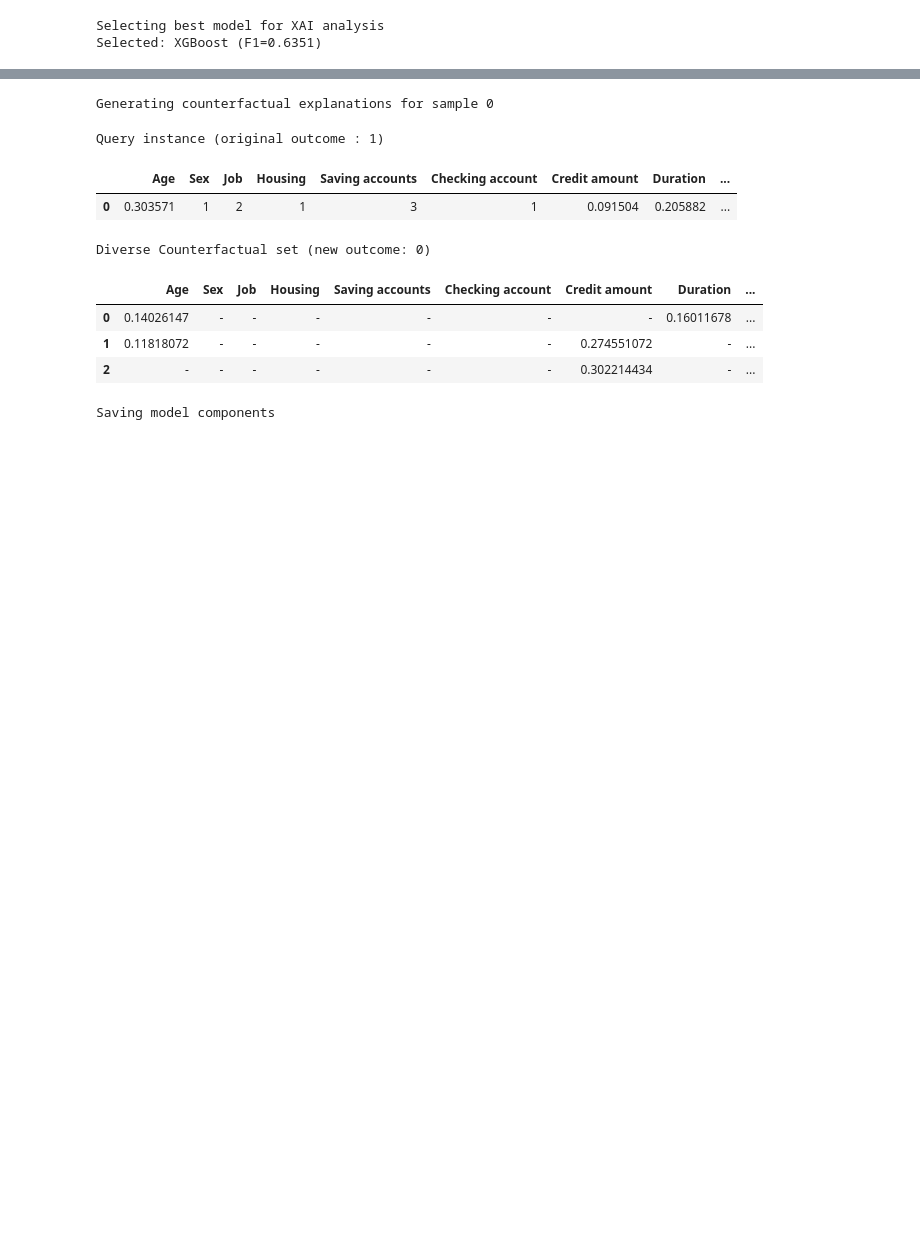
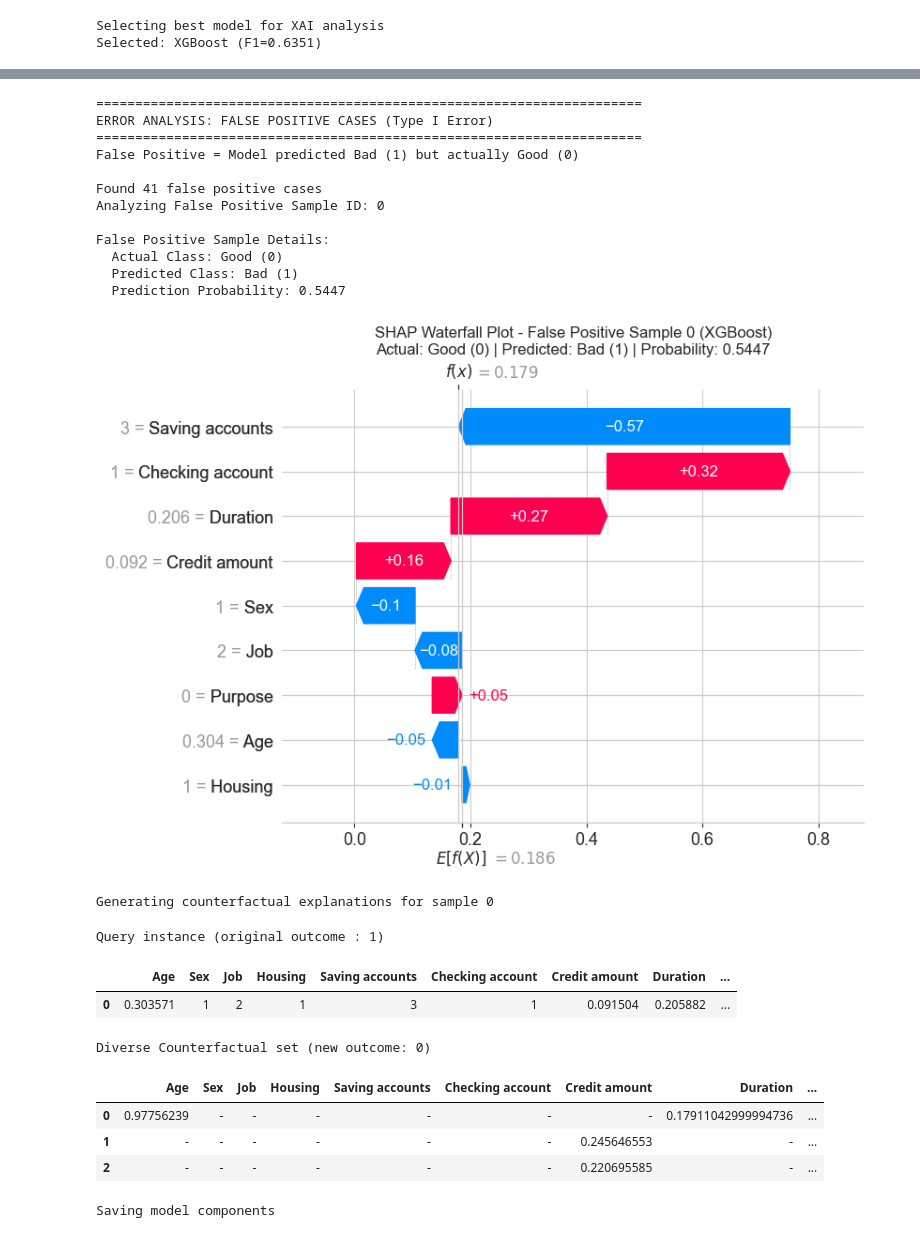
Before and after one commit to JianHengHin0831/alternative-assessment, a Jupyter notebook: assignment_1.ipynb, the cells around one changed output, grey strips where cells are left out. Drawn from its saved outputs; the diff is of its cells as text; code cells hidden in the pictures; blank space fills up the shorter version.

```diff
--- a/assignment_1.ipynb
+++ b/assignment_1.ipynb
@@ -961,4 +987,56 @@ Local Explanation - Sample ID: 0
+# %%
+# Error Analysis: False Positive Case
+print("\n" + "="*70)
+print("ERROR ANALYSIS: FALSE POSITIVE CASES (Type I Error)")
+print("="*70)
+print("False Positive = Model predicted Bad (1) but actually Good (0)")
+
+# Find false positives: y_pred == 1 and y_test == 0
+fp_indices = np.where((y_pred_best == 1) & (y_test == 0))[0]
+
+if len(fp_indices) > 0:
+    print(f"\nFound {len(fp_indices)} false positive cases")
+    fp_idx = fp_indices[0]
+    print(f"Analyzing False Positive Sample ID: {fp_idx}")
+
+    # Display the false positive sample details
+    print("\nFalse Positive Sample Details:")
+    print(f"  Actual Class: Good (0)")
+    print(f"  Predicted Class: Bad (1)")
+    print(f"  Prediction Probability: {y_prob_best[fp_idx]:.4f}")
+
+    # SHAP Waterfall Plot for False Positive
+    plt.figure(figsize=(10, 8))
+    shap_exp_fp = shap.Explanation(
+        values=shap_values[fp_idx],
+        base_values=explainer.expected_value,
+        data=X_test.iloc[fp_idx],
+        feature_names=X_test.columns
+    )
+    shap.plots.waterfall(shap_exp_fp, show=False)
+    plt.title(f"SHAP Waterfall Plot - False Positive Sample {fp_idx} ({best_model_name})\n" +
+              f"Actual: Good (0) | Predicted: Bad (1) | Probability: {y_prob_best[fp_idx]:.4f}")
+    plt.show()
+
+else:
+    print("No False Positive cases found in test set.")
+# %% [output]
+======================================================================
+ERROR ANALYSIS: FALSE POSITIVE CASES (Type I Error)
+======================================================================
+False Positive = Model predicted Bad (1) but actually Good (0)
+
+Found 41 false positive cases
+Analyzing False Positive Sample ID: 0
+
+False Positive Sample Details:
+  Actual Class: Good (0)
+  Predicted Class: Bad (1)
+  Prediction Probability: 0.5447
+[figure, added]
 # %%
+# 8.2 DiCE (Counterfactuals)
+print("\n[Task 3] Generating DiCE counterfactual explanations")
 # ModelWrapper
 class ModelWrapper:
     def __init__(self, model):
@@ -1008,9 +1086,9 @@ Query instance (original outcome : 1)
 | 0 | 0.303571 | 1 | 2 | 1 | 3 | 1 | 0.091504 | 0.205882 | ... |
 Diverse Counterfactual set (new outcome: 0)
 |  | Age | Sex | Job | Housing | Saving accounts | Checking account | Credit amount | Duration | ... |
-| 0 | 0.14026147 | - | - | - | - | - | - | 0.16011678 | ... |
-| 1 | 0.11818072 | - | - | - | - | - | 0.274551072 | - | ... |
-| 2 | - | - | - | - | - | - | 0.302214434 | - | ... |
+| 0 | 0.97756239 | - | - | - | - | - | - | 0.17911042999994736 | ... |
+| 1 | - | - | - | - | - | - | 0.245646553 | - | ... |
+| 2 | - | - | - | - | - | - | 0.220695585 | - | ... |
 # %%
 # 10. Save Model Components
 print("\nSaving model components")
```
Also changed, not shown: parts of 2 cells of this notebook, 11 other files.
